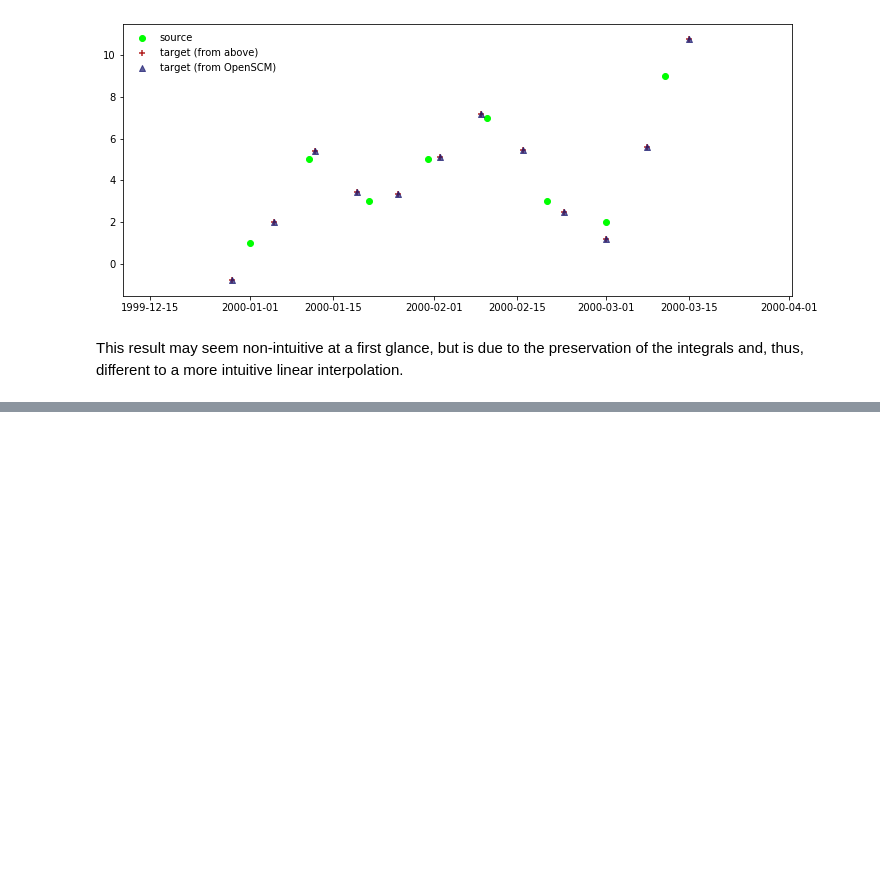
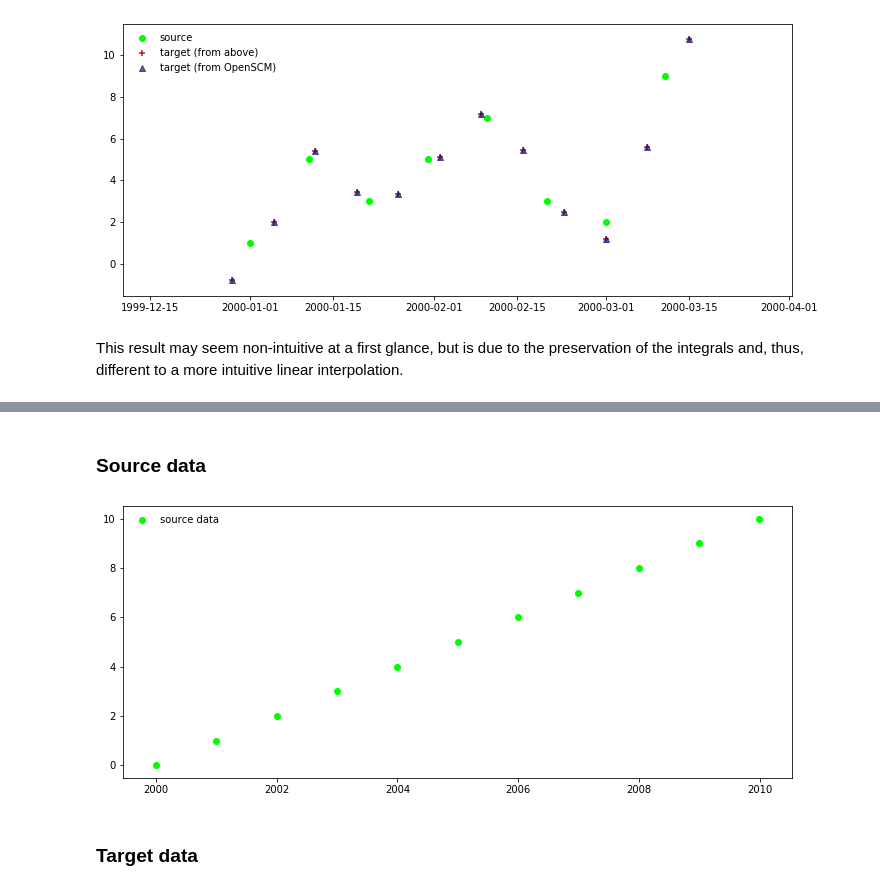
Before and after one commit to openscm/openscm, a Jupyter notebook: notebooks/timeseries-conversion.ipynb, the cells around one changed output, grey strips where cells are left out. Cells and saved outputs as stored; diff of their text form; code cells hidden in the pictures; blank space fills up the shorter version.

```diff
--- a/notebooks/timeseries-conversion.ipynb
+++ b/notebooks/timeseries-conversion.ipynb
@@ -566,0 +574,33 @@ This result may seem non-intuitive at a first glance, but is due to the preserva
+# %% [markdown]
+### Source data
+# %%
+source_values = np.arange(11)
+source_period_length = np.timedelta64(365, "D")
+source_times = create_time_points(
+    start_time=np.datetime64("2000-01-01"),
+    period_length=source_period_length,
+    points_num=len(source_values),
+    timeseries_type=ParameterType.POINT_TIMESERIES,
+)
+source_view = paras.timeseries(
+    ("Emissions", "N2O"),
+    "MtN2O / yr",
+    time_points=source_times,
+    timeseries_type=ParameterType.POINT_TIMESERIES,
+)
+source_view.values = source_values
+# %%
+fig = plt.figure(figsize=(12, 5))
+ax = fig.add_subplot(111)
+ax.scatter(
+    source_times,
+    source_values,
+    marker=MARKER_1,
+    color=COLOUR_1,
+    label="source data",
+)
+ax.legend(frameon=False);
+# %% [output]
+[figure, added]
+# %% [markdown]
+### Target data
```
Also changed, not shown: parts of 8 cells of this notebook, 2 other files.
